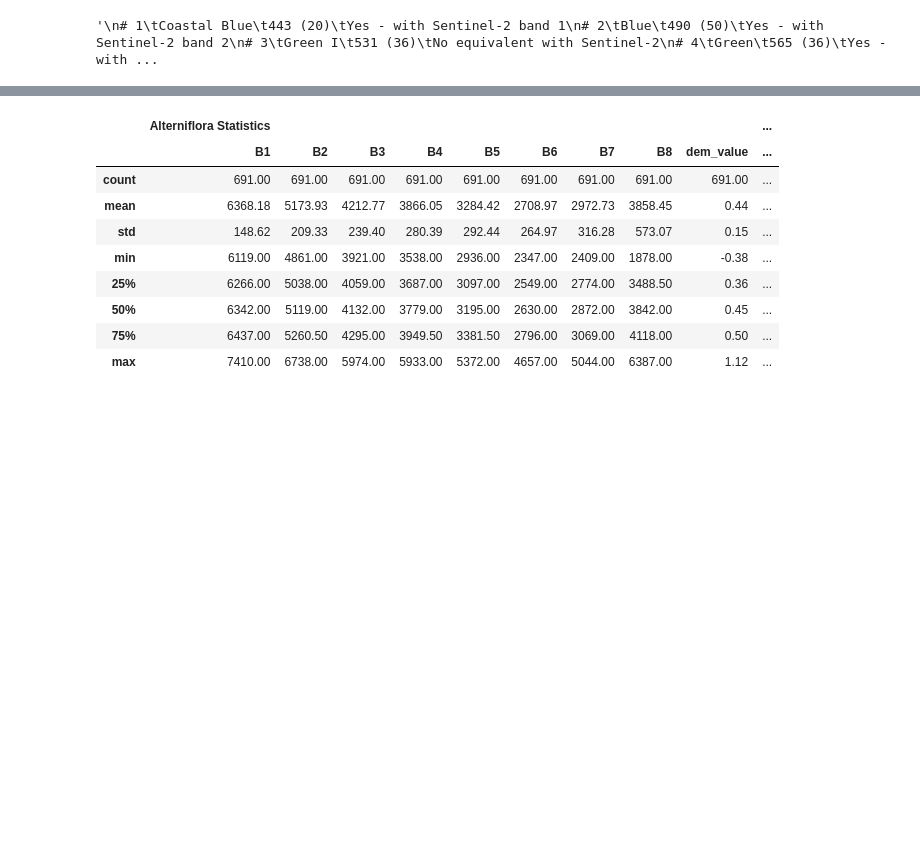
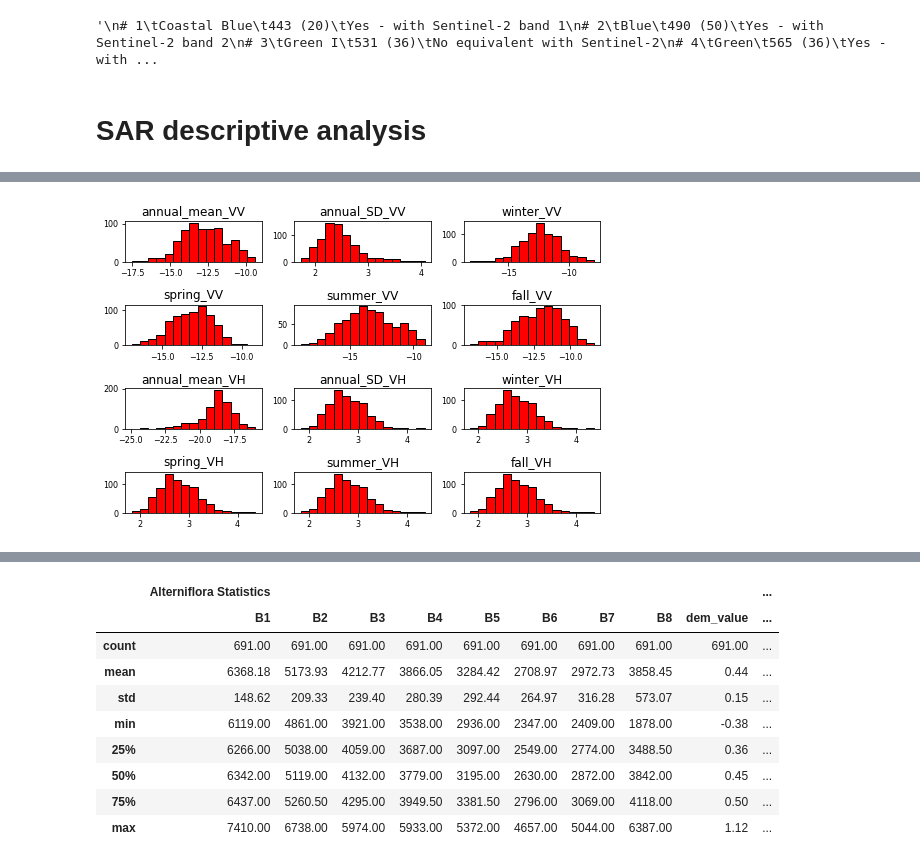
Before and after one commit to MirandaLv/MarshCommunity_EPA, a Jupyter notebook: scripts/descriptive_analysis.ipynb, the cells around one changed output, grey strips where cells are left out. Saved outputs shown, nothing was run; the diff lists cells and outputs as text; code cells hidden in the pictures; blank space fills up the shorter version.

Commit message:
update the descriptive analysis

```diff
--- a/scripts/descriptive_analysis.ipynb
+++ b/scripts/descriptive_analysis.ipynb
@@ -41,6 +41,10 @@ import earthpy.plot as ep
 """
 # %% [output]
 '\n# 1\tCoastal Blue\t443 (20)\tYes - with Sentinel-2 band 1\n# 2\tBlue\t490 (50)\tYes - with Sentinel-2 band 2\n# 3\tGreen I\t531 (36)\tNo equivalent with Sentinel-2\n# 4\tGreen\t565 (36)\tYes - with ...
+# %%
+# Loading SAR data
+sar_data = os.path.join(root_dir, 'data/processing_data/vectors/points_sar_extraction.geojson')
+sar_gdf = gpd.read_file(sar_data)
 # %%
 # Loading data
 seasonal = 'July-Sep_2022' #Jan-Mar_2022, Apr-Jun_2022, July-Sep_2022, Oct-Dec_2022
@@ -51,6 +55,14 @@ gdf = gpd.read_file(points_data)
 # gdf.drop(columns=['rand_point'], inplace=True)
 gdf.drop(columns=['type_class'], inplace=True)
 df = pd.DataFrame(gdf.drop(columns='geometry'))
+# %% [markdown]
+# SAR descriptive analysis
+# %%
+merge_gdf = pd.merge(df, sar_gdf, left_index=True, right_index=True, suffixes=('', '_sar'))
+onlysar_gdf = merge_gdf[['type', 'annual_mean_VV', 'annual_SD_VV', 'winter_VV', 'spring_VV', 'summer_VV', 'fall_VV',
+                        'annual_mean_VH', 'annual_SD_VH', 'winter_VH', 'spring_VH', 'summer_VH', 'fall_VH']]
 # %%
-df.head()
+onlysar_gdf[onlysar_gdf['type']=='alterniflora'].hist(bins=15, color='red', edgecolor='black', linewidth=1.0,
+           xlabelsize=8, ylabelsize=8, grid=False)
+plt.tight_layout(rect=(0, 0, 1.2, 1.2))
 # %% [output]
@@ -62,0 +69 @@ df.head()
+[figure, added]
```
Also changed, not shown: parts of 19 cells of this notebook, 7 other files.
